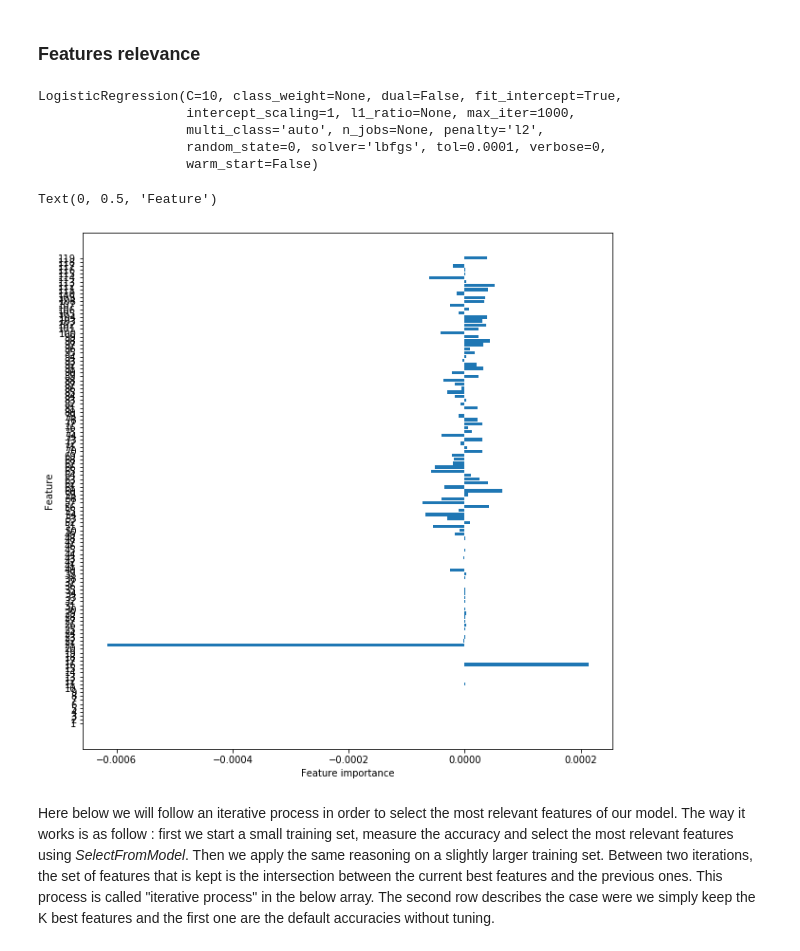
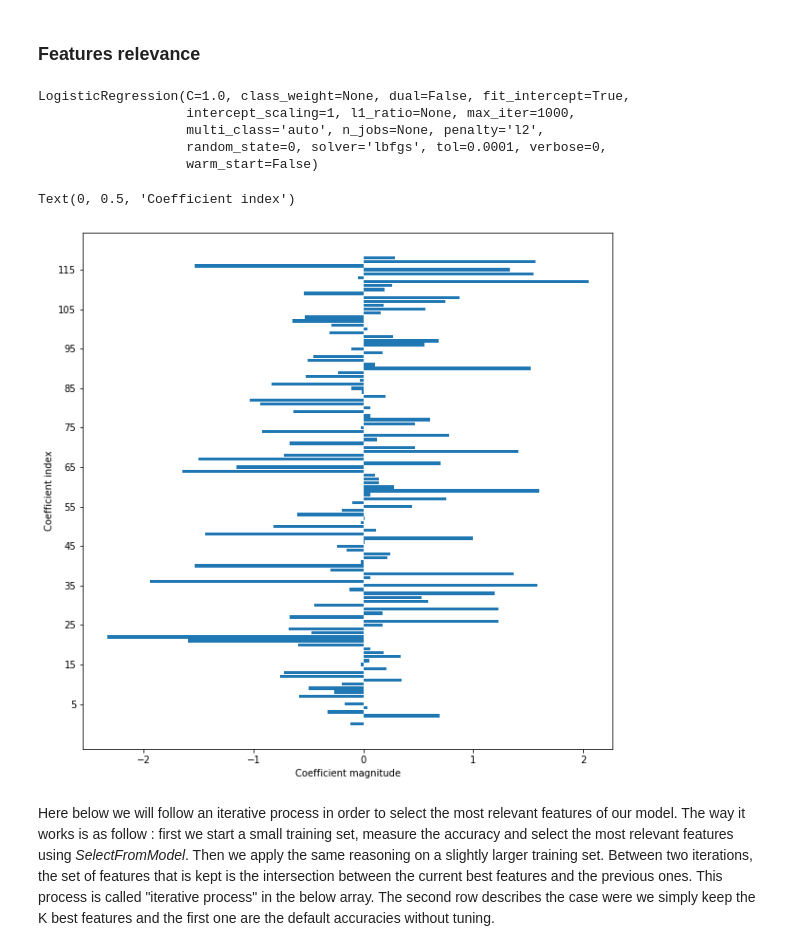
Before and after one commit to roussieau/masterthesis, a Jupyter notebook: src/machine_learning/LinearModels/LogisticRegression/features_relevance.ipynb, the cells around one changed output. Drawn from its saved outputs; the diff is of its cells as text; code cells hidden in the pictures.

Commit message:
logreg : perf++ thanks to standardisation

```diff
--- a/src/machine_learning/LinearModels/LogisticRegression/features_relevance.ipynb
+++ b/src/machine_learning/LinearModels/LogisticRegression/features_relevance.ipynb
@@ -28,11 +29,15 @@ data = gt[cols]
 target = gt['label']
 
 data_train, data_test, target_train, target_test = train_test_split(data,target, test_size = 0.20, random_state = 0)
+scaler = StandardScaler()
+scaler.fit(data_train)
+data_train = scaler.transform(data_train)
+data_test = scaler.transform(data_test)
 
-clf = LogisticRegression(C=10, max_iter=1000,random_state=0)
+clf = LogisticRegression(max_iter=1000,random_state=0)
 clf.fit(data_train, target_train)
 # %% [output]
-LogisticRegression(C=10, class_weight=None, dual=False, fit_intercept=True,
+LogisticRegression(C=1.0, class_weight=None, dual=False, fit_intercept=True,
                    intercept_scaling=1, l1_ratio=None, max_iter=1000,
                    multi_class='auto', n_jobs=None, penalty='l2',
                    random_state=0, solver='lbfgs', tol=0.0001, verbose=0,
@@ -40,13 +45,13 @@ LogisticRegression(C=10, class_weight=None, dual=False, fit_intercept=True,
 # %%
 n_features = data.shape[1]
 plt.rcParams["figure.figsize"] = (10,10)
 plt.barh(range(n_features), clf.coef_[0], align='center')
-plt.yticks(np.arange(n_features), np.arange(1,120))
-plt.xlabel("Feature importance")
-plt.ylabel("Feature")
+plt.yticks(np.arange(5,125,10), np.arange(5,125,10))
+plt.xlabel("Coefficient magnitude")
+plt.ylabel("Coefficient index")
 # %% [output]
-Text(0, 0.5, 'Feature')
+Text(0, 0.5, 'Coefficient index')
-[figure, old version]
+[figure, new version]
 # %% [markdown]
 Here below we will follow an iterative process in order to select the most relevant features of our model. The way it works is as follow : first we start a small training set, measure the accuracy and select the most relevant features using *SelectFromModel*. Then we apply the same reasoning on a slightly larger training set. Between two iterations, the set of features that is kept is the intersection between the current best features and the previous ones. This process is called "iterative process" in the below array. The second row describes the case were we simply keep the K best features and the first one are the default accuracies without tuning.
 # %%
```
Also changed, not shown: parts of 5 cells of this notebook, 10 other files.
